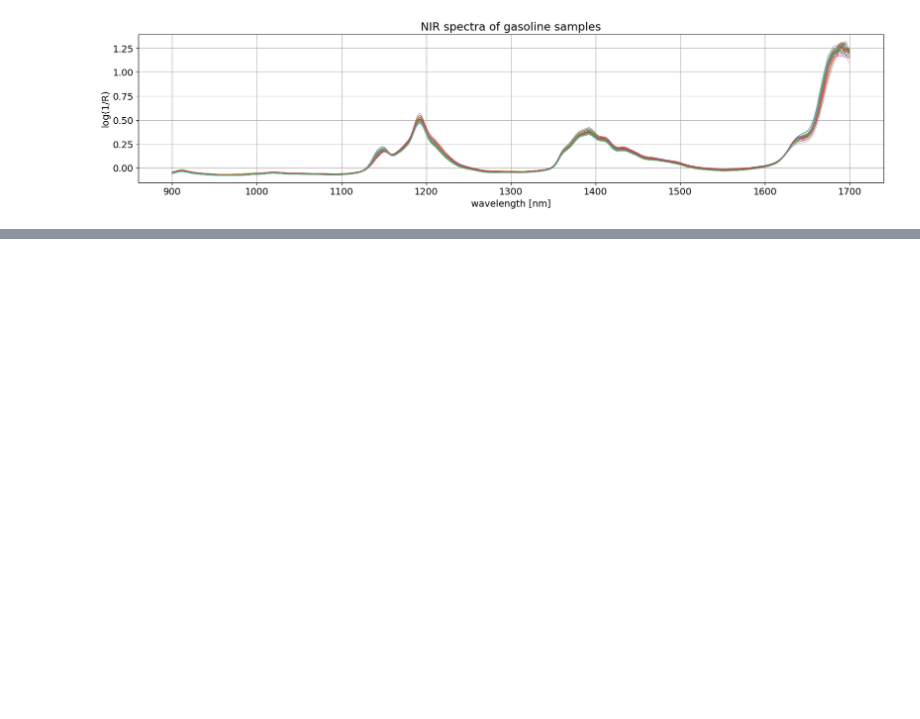
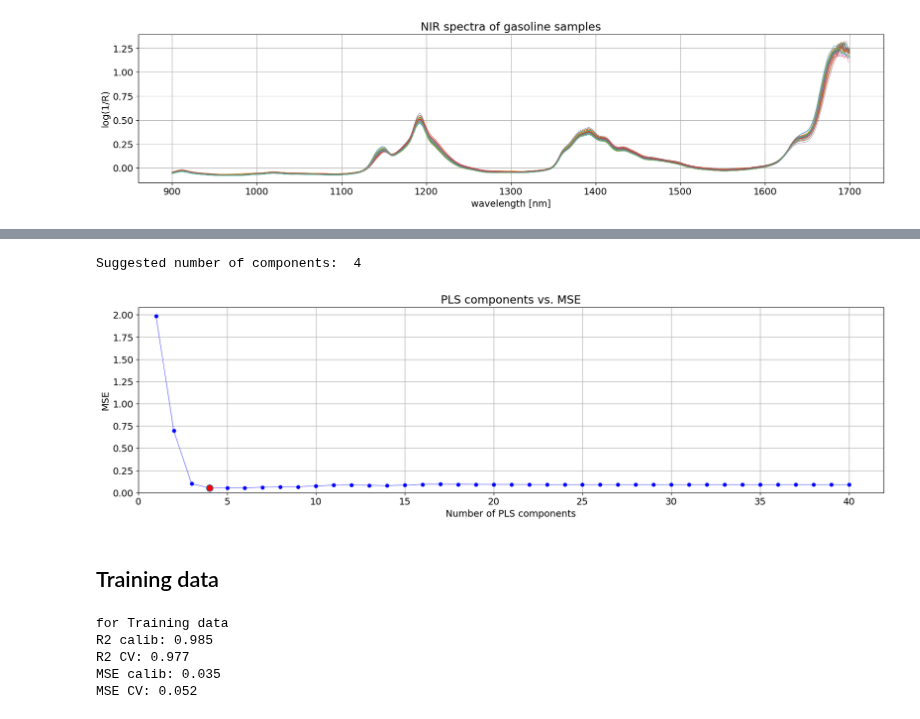
Before and after one commit to bitwalk123/MyNotebook, a Jupyter notebook: octane_001.ipynb, the cells around one changed output, grey strips where cells are left out. Saved outputs shown, nothing was run; the diff lists cells and outputs as text; code cells hidden in the pictures; blank space fills up the shorter version.

```diff
--- a/octane_001.ipynb
+++ b/octane_001.ipynb
@@ -99,3 +99,7 @@ plt.savefig('octane_001.png')
 plt.show()
 # %% [output]
 [figure]
+# %%
+from sklearn.model_selection import train_test_split
+
+X_train, X_test, y_train, y_test = train_test_split(xdata, ydata, test_size=0.16, shuffle=False)
@@ -101,0 +128,74 @@ plt.show()
+# %%
+from sklearn.cross_decomposition import PLSRegression
+from sklearn.model_selection import cross_val_predict
+from sklearn.metrics import mean_squared_error
+
+list_mse = []
+n_comp = int(xdata.shape[1] / 10)
+component = np.arange(1, n_comp + 1)
+
+for i in component:
+    pls = PLSRegression(n_components=i)
+
+    # Cross-validation
+    y_cv = cross_val_predict(pls, X_train, y_train, cv=10)
+    # Root Mean Square Error of Precision
+    mse = mean_squared_error(y_train, y_cv, squared=True)
+    list_mse.append(mse)
+
+# Calculate and print the position of minimum in RMSE
+mse_min = np.argmin(list_mse)
+print('Suggested number of components: ', mse_min + 1)
+# %% [output]
+Suggested number of components:  4
+# %%
+fig, ax = plt.subplots(figsize=(20, 5))
+
+plt.plot(component, np.array(list_mse), '-o', ms=5, color = 'blue', mfc='blue', linewidth=0.5)
+plt.plot(component[mse_min], np.array(list_mse)[mse_min], 'o', ms=10, mfc='red')
+plt.xlabel('Number of PLS components')
+plt.ylabel('MSE')
+plt.title('PLS components vs. MSE')
+plt.xlim(left=0)
+plt.ylim(bottom=0)
+#ax.xaxis.set_ticks(np.arange(0, n_comp, 1))
+plt.grid()
+
+plt.savefig('octane_002.png')
+plt.show()
+# %% [output]
+[figure, added]
+# %% [markdown]
+## Training data
+# %%
+from sklearn.metrics import r2_score
+
+# Define PLS object with optimal number of components
+pls_opt = PLSRegression(n_components=mse_min + 1)
+
+# Fir to the entire dataset
+pls_opt.fit(X_train, y_train)
+y_train_c = pls_opt.predict(X_train)
+
+# Cross-validation
+y_train_cv = cross_val_predict(pls_opt, X_train, y_train, cv=10)
+
+# Calculate scores for calibration and cross-validation
+score_train_c = r2_score(y_train, y_train_c)
+score_train_cv = r2_score(y_train, y_train_cv)
+
+# Calculate mean squared error for calibration and cross validation
+mse_train_c = mean_squared_error(y_train, y_train_c)
+mse_train_cv = mean_squared_error(y_train, y_train_cv)
+
+print('for Training data')
+print('R2 calib: %5.3f'  % score_train_c)
+print('R2 CV: %5.3f'  % score_train_cv)
+print('MSE calib: %5.3f' % mse_train_c)
+print('MSE CV: %5.3f' % mse_train_cv)
+# %% [output]
+for Training data
+R2 calib: 0.985
+R2 CV: 0.977
+MSE calib: 0.035
+MSE CV: 0.052
```
Also changed, not shown: parts of 7 cells of this notebook, 4 other files.
